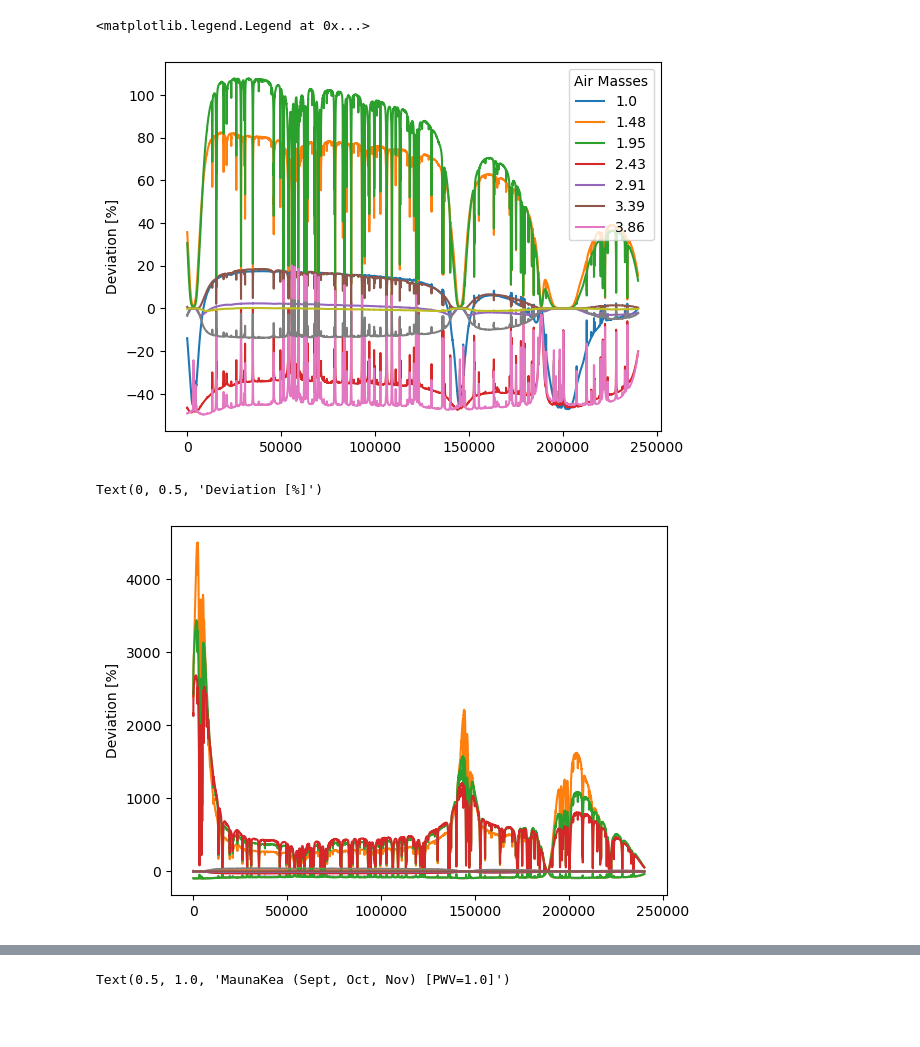
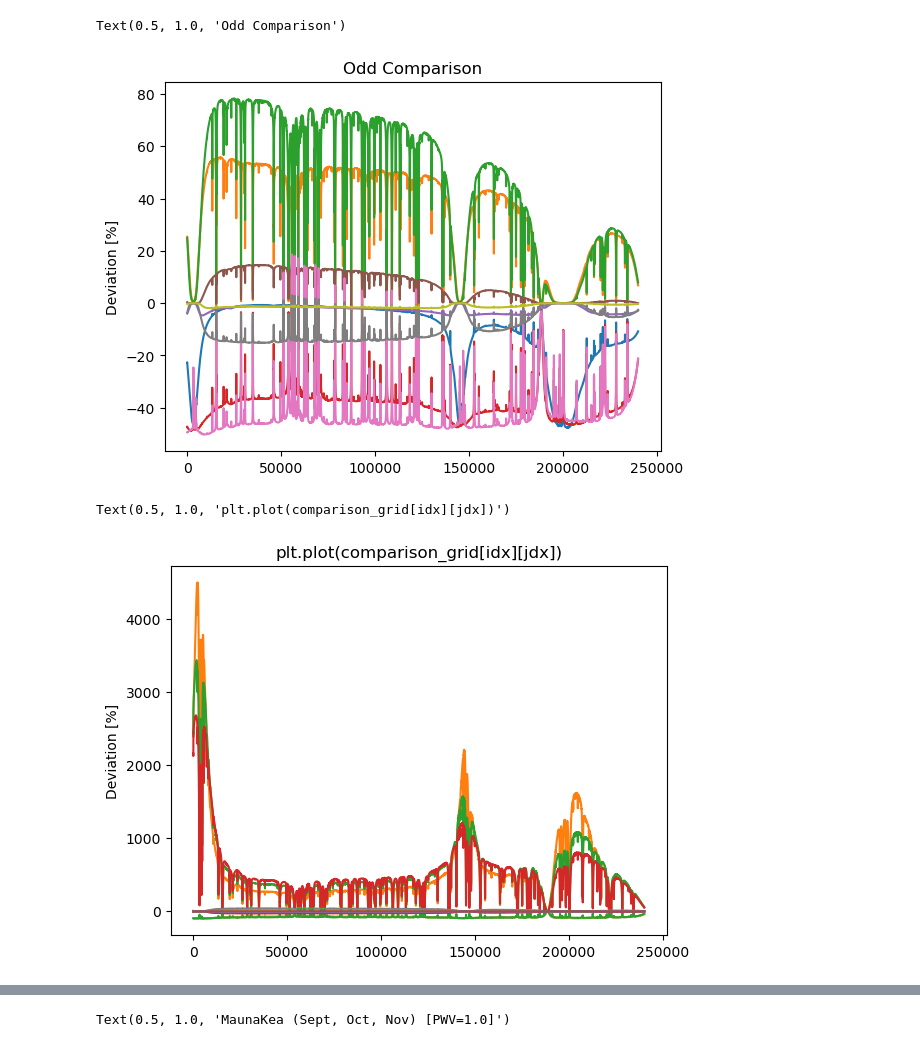
Before and after one commit to kartographer/ozone_radiometry, a Jupyter notebook: MaunaKea/interpolation/sandbox.ipynb, the cells around one changed output, grey strips where cells are left out. Saved outputs shown, nothing was run; the diff lists cells and outputs as text; code cells hidden in the pictures; blank space fills up the shorter version.

```diff
--- a/MaunaKea/interpolation/sandbox.ipynb
+++ b/MaunaKea/interpolation/sandbox.ipynb
@@ -49,20 +51,20 @@ for ZA, AM in zip(ZA_map, air_masses_map):
 # %%
-NSCALE_points = 7
-NSCALE_map = np.linspace(0, 3, NSCALE_points)
+Nscale_points = 7
+Nscale_map = np.linspace(0, 3, Nscale_points)
 
 ZA_points = 7
-air_masses_map = np.linspace(1, calc_air_mass(75), ZA_points)
+airmass_map = np.linspace(1, calc_air_mass(75), ZA_points)
 # ZA_map scaling with linear air_mass
-ZA_map = calc_zenith(air_masses_map)
+ZA_map = calc_zenith(airmass_map)
 
 freq_points = 240001
-Tb_scalar_field = np.zeros((NSCALE_points, ZA_points, freq_points))
+Tb_scalar_field = np.zeros((Nscale_points, ZA_points, freq_points))
 # %%
 # Load data
-for idx, NSCALE in enumerate(NSCALE_map):
-    for jdx, AM in enumerate(air_masses_map):
+for idx, Nscale in enumerate(Nscale_map):
+    for jdx, airmass in enumerate(airmass_map):
 
-        filename = f'MaunaKea_Tb_Spectrum_{AM:.1f}_{NSCALE:.1f}'
+        filename = f'MaunaKea_Tb_Spectrum_{airmass:.1f}_{Nscale:.1f}'
         data = np.load(f'{filename}.out')
 
         freq_map = data[:,0]
@@ -71,36 +73,36 @@ for idx, NSCALE in enumerate(NSCALE_map):
         Tb_scalar_field[idx,jdx] = data[:,2]
 
 # Pass freq in points
-interp_func = RegularGridInterpolator(points=(NSCALE_map[::2], ZA_map[::2], freq_map),
+interp_func = RegularGridInterpolator(points=(Nscale_map[::2], airmass_map[::2], freq_map),
                                    values=Tb_scalar_field[::2,::2],
                                    method="linear")
 
-x,y,z = np.meshgrid(NSCALE_map, ZA_map, freq_map)
+x,y,z = np.meshgrid(Nscale_map, airmass_map, freq_map)
 
 # Must be fed one-dim
 eval_grid = interp_func((x.flatten(),y.flatten(),z.flatten())).reshape(x.shape)
 comparison_grid = ((eval_grid - Tb_scalar_field) / Tb_scalar_field) * 100
 # %%
-for idx in range(1, NSCALE_points, 2):
+for idx in range(1, Nscale_points, 2):
     for jdx in range(1, ZA_points, 2):
         plt.plot(comparison_grid[idx][jdx])
 
 #names = ['NSCALE', 'Elevation', 'Frequency']
 #plt.legend(names, loc=(1.01, 0.82))
 plt.ylabel("Deviation [%]")
-plt.title("")
-plt.legend(np.round(calc_air_mass(ZA_map), decimals=2), title="Air Masses")
+plt.title("Odd Comparison")
 # %% [output]
-<matplotlib.legend.Legend at 0x...>
+Text(0.5, 1.0, 'Odd Comparison')
-[figure, old version]
+[figure, new version]
 # %%
-for idx in range(0, NSCALE_points, 2):
+for idx in range(0, Nscale_points, 2):
     for jdx in range(0, ZA_points, 2):
         plt.plot(comparison_grid[idx][jdx])
 
 #names = ['NSCALE', 'Elevation', 'Frequency']
 #plt.legend(names, loc=(1.01, 0.82))
 plt.ylabel("Deviation [%]")
+plt.title("plt.plot(comparison_grid[idx][jdx])")
 # %% [output]
-Text(0, 0.5, 'Deviation [%]')
+Text(0.5, 1.0, 'plt.plot(comparison_grid[idx][jdx])')
-[figure, old version]
+[figure, new version]
```
Also changed, not shown: parts of 2 cells of this notebook, 1 other file.
